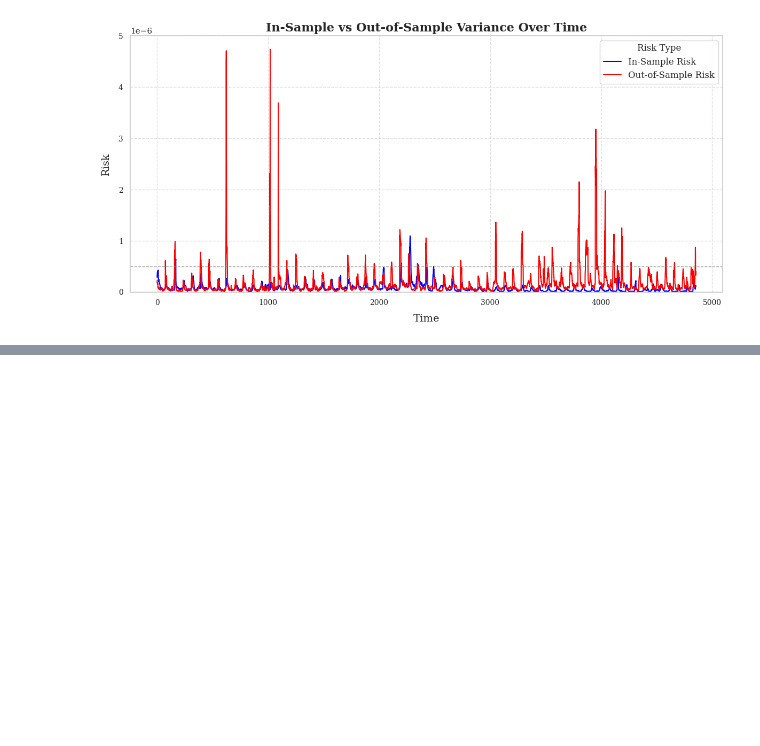
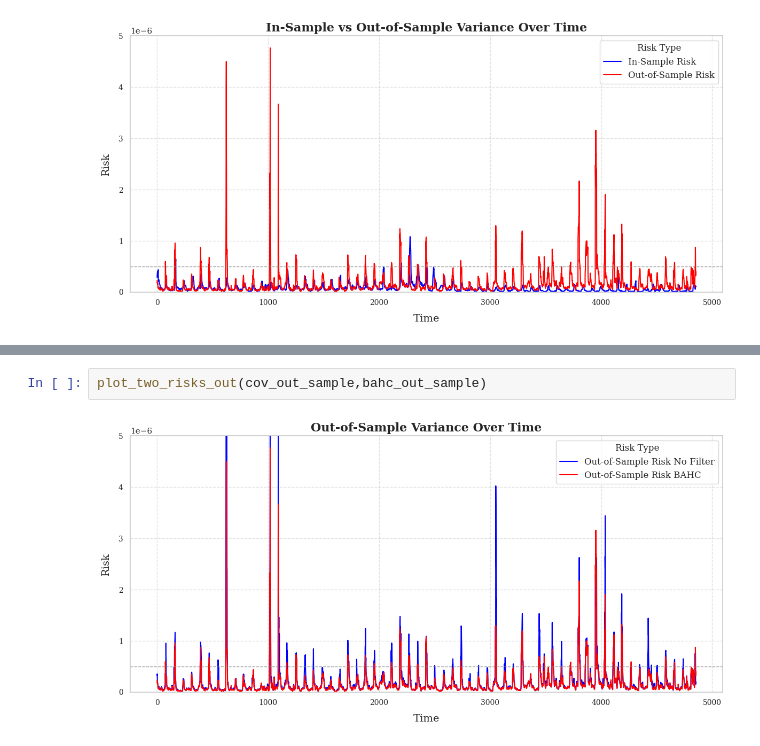
Before and after one commit to valee99/FIN-525-Project, a Jupyter notebook: main.ipynb, the cells around one changed output, grey strips where cells are left out. Saved outputs shown, nothing was run; the diff lists cells and outputs as text; blank space fills up the shorter version.

```diff
--- a/main.ipynb
+++ b/main.ipynb
@@ -583,0 +588,4 @@ plot_two_risks(bahc_in_sample, bahc_out_sample)
+# %%
+plot_two_risks_out(cov_out_sample,bahc_out_sample)
+# %% [output]
+[figure, added]
```
Also changed, not shown: parts of 8 cells of this notebook, 23 other files.
